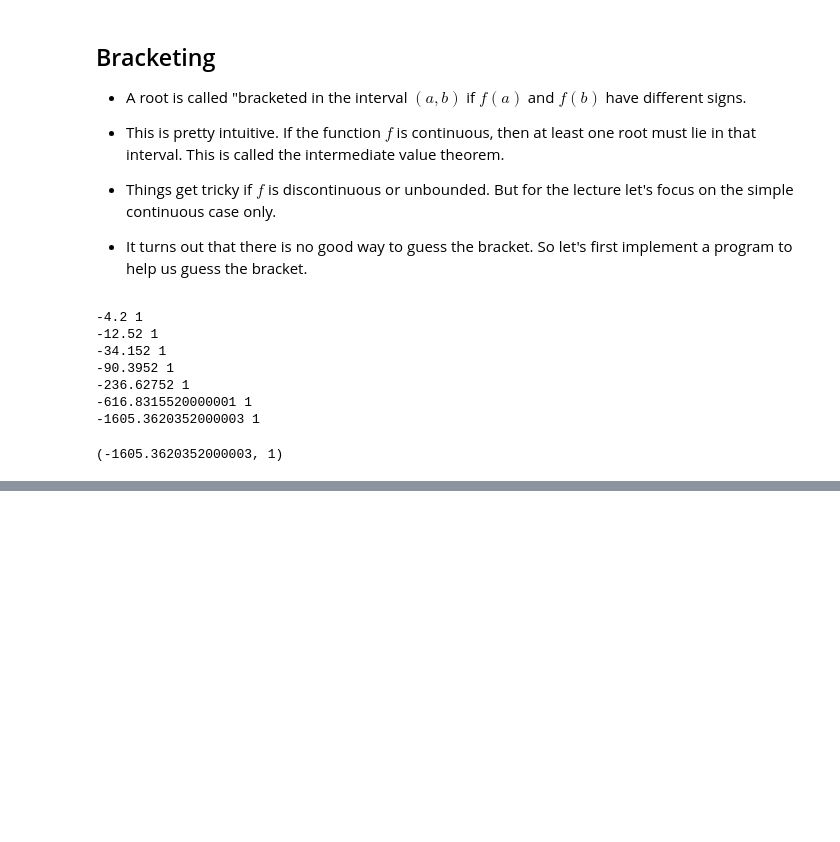
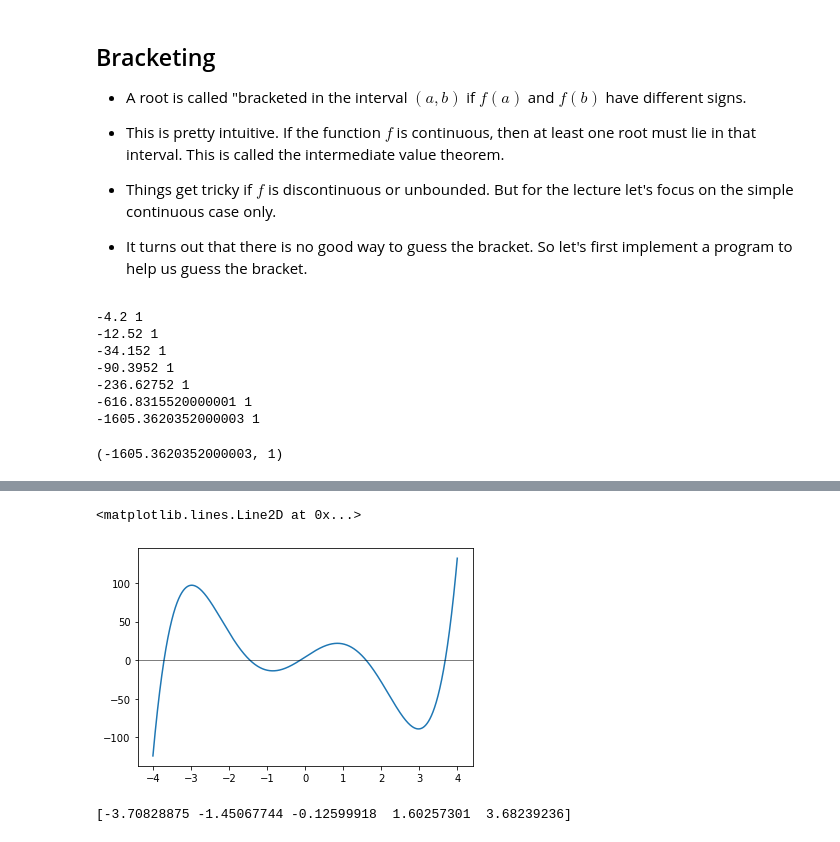
Before and after one commit to uarizona-2021spring-phys105a/phys105a, a Jupyter notebook: 09/rootfinding.ipynb, the cells around one changed output, grey strips where cells are left out. Drawn from its saved outputs; the diff is of its cells as text; code cells hidden in the pictures; blank space fills up the shorter version.

```diff
--- a/09/rootfinding.ipynb
+++ b/09/rootfinding.ipynb
@@ -111,0 +208,29 @@ zbrac(g, -1, 1)
+# %%
+# We will try to solve the roots of a quintic function (5th order polynomial)
+
+%matplotlib inline
+
+def h(x):
+    return x**5 - 16*x**3 + 32*x + 4
+
+x = np.linspace(-4, 4, 8001)
+plt.plot(x, h(x))
+plt.axhline(y=0, color='k', lw=0.5)
+# %% [output]
+<matplotlib.lines.Line2D at 0x...>
+[figure, added]
+# %%
+# By eyes, we can come up with five brackets
+
+brackets = [
+    (-5, -3),
+    (-3, -1),
+    (-1,  1),
+    ( 1,  3),
+    ( 3,  5),
+]
+
+roots = np.array([bisection(h, *b) for b in brackets])
+print(roots)
+# %% [output]
+[-3.70828875 -1.45067744 -0.12599918  1.60257301  3.68239236]
```
Also changed, not shown: parts of 10 cells of this notebook.
